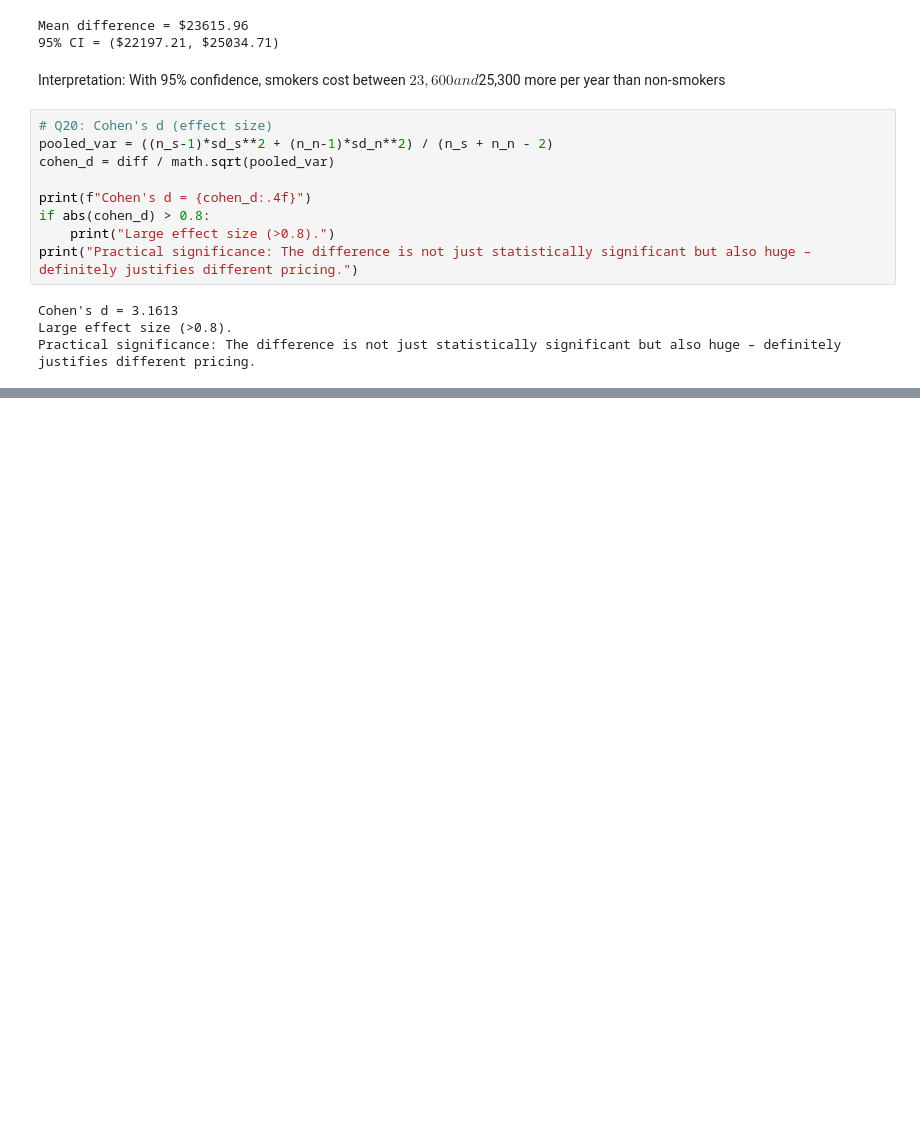
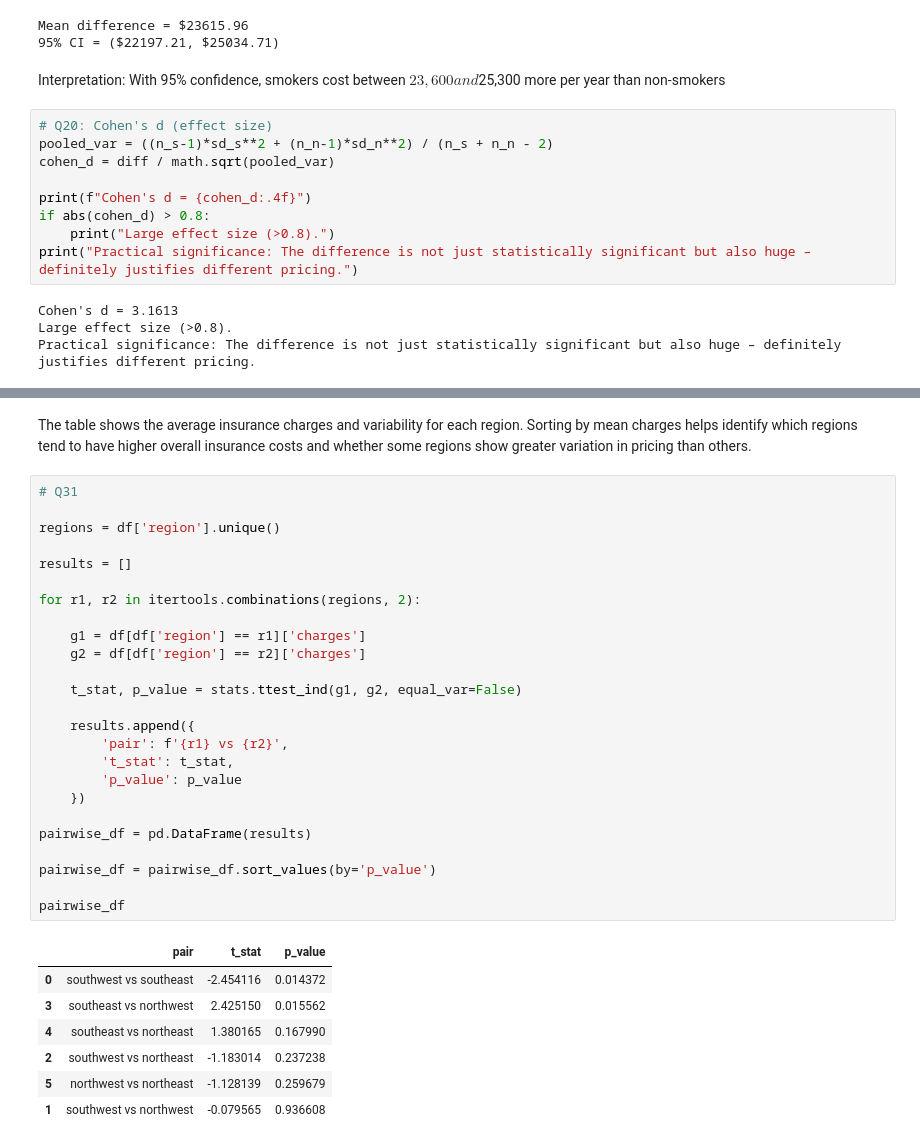
Before and after one commit to SHKabdulhadi/Health-Insurance-Pricing-Analysis-Using-Statistical-Methods, a Jupyter notebook: DSAsg03_F223582_F228817.ipynb, the cells around one changed output, grey strips where cells are left out. Drawn from its saved outputs; the diff is of its cells as text; blank space fills up the shorter version.

```diff
--- a/DSAsg03_F223582_F228817.ipynb
+++ b/DSAsg03_F223582_F228817.ipynb
@@ -408,0 +632,35 @@ Practical significance: The difference is not just statistically significant but
+# %% [markdown]
+The table shows the average insurance charges and variability for each region. Sorting by mean charges helps identify which regions tend to have higher overall insurance costs and whether some regions show greater variation in pricing than others.
+# %%
+# Q31
+
+regions = df['region'].unique()
+
+results = []
+
+for r1, r2 in itertools.combinations(regions, 2):
+
+    g1 = df[df['region'] == r1]['charges']
+    g2 = df[df['region'] == r2]['charges']
+
+    t_stat, p_value = stats.ttest_ind(g1, g2, equal_var=False)
+
+    results.append({
+        'pair': f'{r1} vs {r2}',
+        't_stat': t_stat,
+        'p_value': p_value
+    })
+
+pairwise_df = pd.DataFrame(results)
+
+pairwise_df = pairwise_df.sort_values(by='p_value')
+
+pairwise_df
+# %% [output]
+|  | pair | t_stat | p_value |
+| 0 | southwest vs southeast | -2.454116 | 0.014372 |
+| 3 | southeast vs northwest | 2.425150 | 0.015562 |
+| 4 | southeast vs northeast | 1.380165 | 0.167990 |
+| 2 | southwest vs northeast | -1.183014 | 0.237238 |
+| 5 | northwest vs northeast | -1.128139 | 0.259679 |
+| 1 | southwest vs northwest | -0.079565 | 0.936608 |
```
Also changed, not shown: parts of 63 cells of this notebook.
